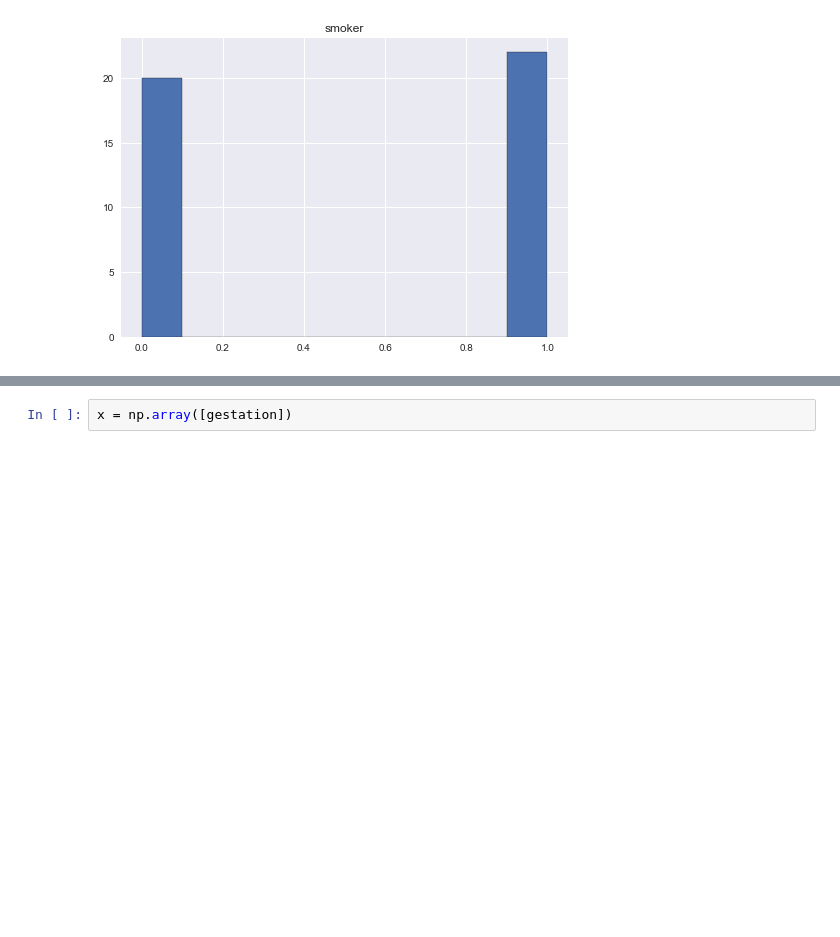
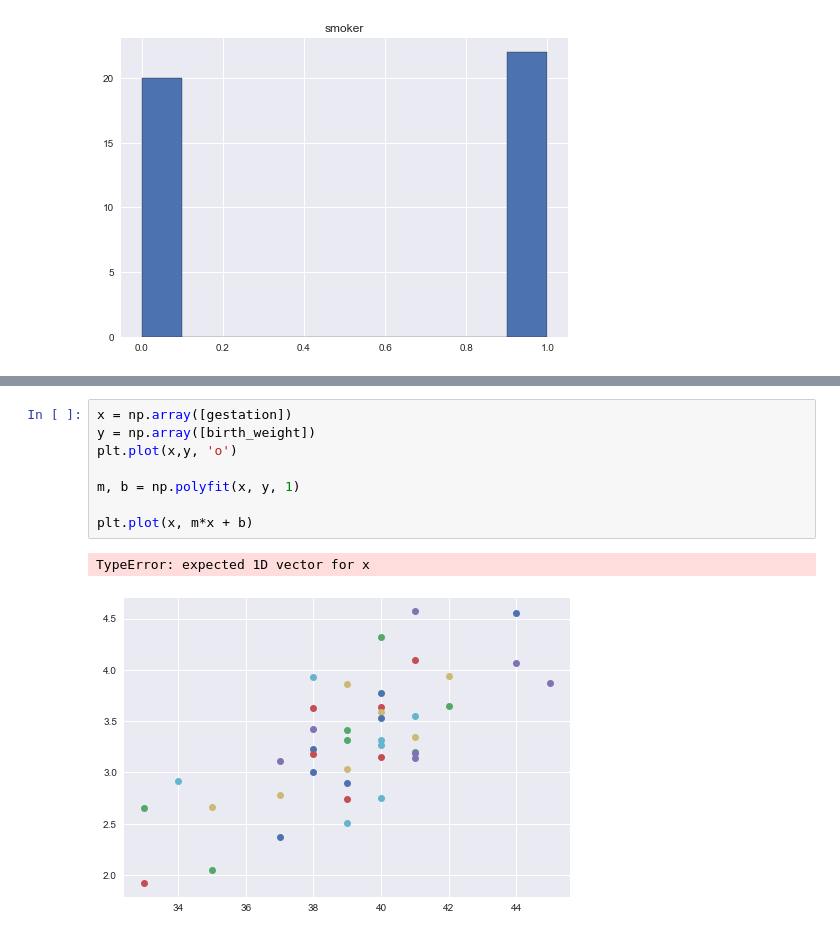
Before and after one commit to hiimfam/data-project, a Jupyter notebook: main.ipynb, the cells around one changed output, grey strips where cells are left out. Cells and saved outputs as stored; diff of their text form; blank space fills up the shorter version.

```diff
--- a/main.ipynb
+++ b/main.ipynb
@@ -127,2 +163,11 @@ plt.show()
-# %%
-x = np.array([gestation])
+# %%
+x = np.array([gestation])
+y = np.array([birth_weight])
+plt.plot(x,y, 'o')
+
+m, b = np.polyfit(x, y, 1)
+
+plt.plot(x, m*x + b)
+# %% [output]
+TypeError: expected 1D vector for x
+[figure, added]
```
Also changed, not shown: parts of 5 cells of this notebook.
